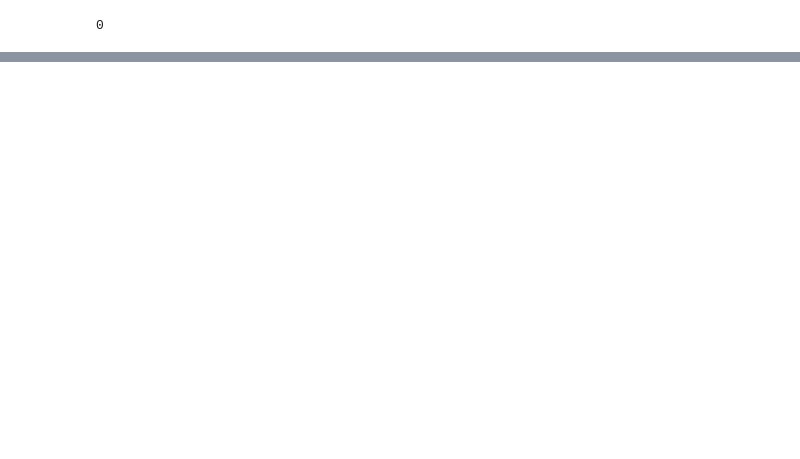
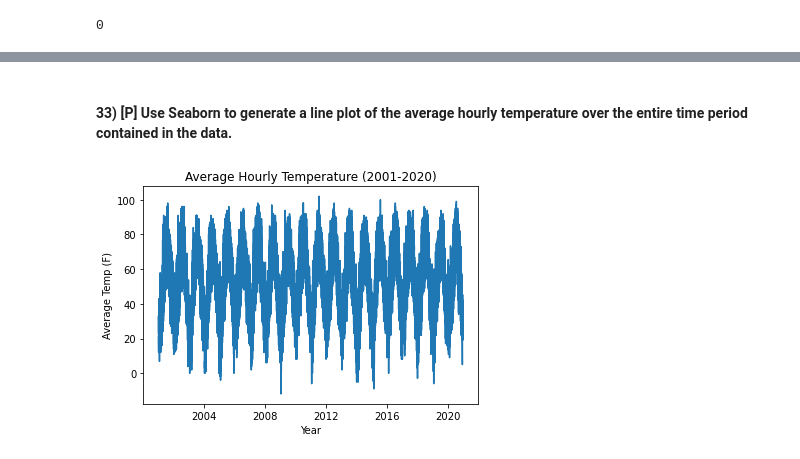
Before and after one commit to ks061/data-mining, a Jupyter notebook: labs/lab06.ipynb, the cells around one changed output, grey strips where cells are left out. Saved outputs shown, nothing was run; the diff lists cells and outputs as text; code cells hidden in the pictures; blank space fills up the shorter version.

```diff
--- a/labs/lab06.ipynb
+++ b/labs/lab06.ipynb
@@ -115,0 +438,10 @@ dtype: float64
+# %%
+data_date_time_index = df_temps.index
+complete_date_time_index = pd.date_range(
+    start=df_temps_start_time,
+    end=df_temps_end_time,
+    freq="H")
+difference_date_time = complete_date_time_index.difference(data_date_time_index)
+df_missing = pd.DataFrame({"missing": 1}, index=difference_date_time)
+df_missing_num_rows = df_missing.shape[0]
+print("number of rows in df_missing: " + str(df_missing_num_rows))
@@ -115,0 +452,4 @@ dtype: float64
+# %%
+df_missing_by_year = df_missing.resample('Y').count()
+
+display(df_missing_by_year)
@@ -115,0 +476,10 @@ dtype: float64
+# %%
+most_missing_year_index = df_missing_by_year["missing"].idxmax()
+most_missing_year_period = pd.Period(value=most_missing_year_index, freq="Y")
+# %%
+df_temps = df_temps.loc[
+    df_temps.index.tz_localize(None).to_period(freq="Y") != most_missing_year_period,
+    :]
+
+# preview!
+df_temps
@@ -115,0 +501,11 @@ dtype: float64
+# %% [markdown]
+#### 33) [P] Use Seaborn to generate a line plot of the average hourly temperature over the entire time period contained in the data.
+# %%
+df_temps_avg_temp_col_name = "Average Temp (F)"
+ax = sns.lineplot(data=df_temps,
+                  x=df_temps.index.values,
+                  y=df_temps_avg_temp_col_name)
+ax.set_xlabel("Year")
+ax.set_title("Average Hourly Temperature (2001-2020)");
+# %% [output]
+[figure, added]
```
Also changed, not shown: parts of 76 cells of this notebook.
